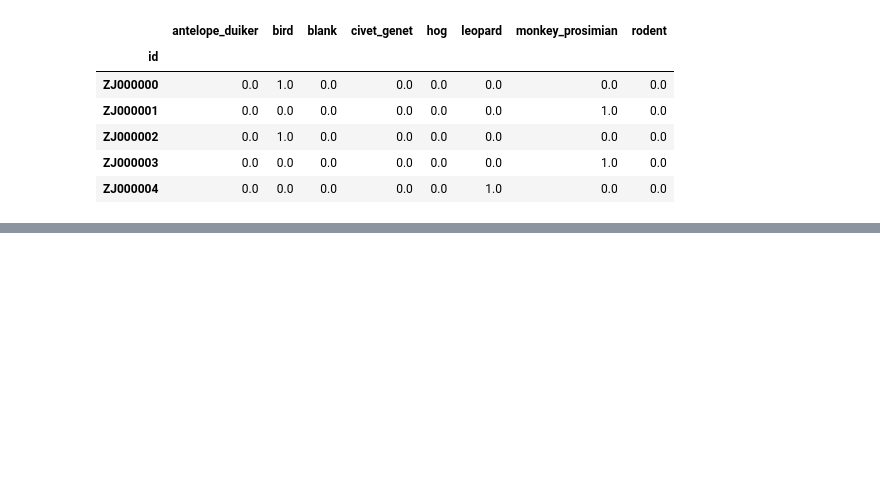
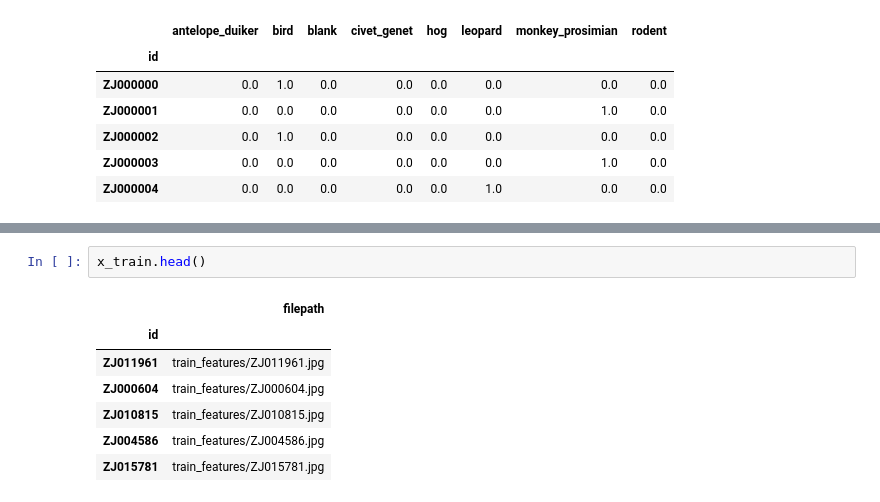
Before and after one commit to aprirachmadi/conser-vision, a Jupyter notebook: notebooks/test-data.ipynb, the cells around one changed output, grey strips where cells are left out. Drawn from its saved outputs; the diff is of its cells as text; blank space fills up the shorter version.

```diff
--- a/notebooks/test-data.ipynb
+++ b/notebooks/test-data.ipynb
@@ -41,0 +182,10 @@ train_labels.head()
+# %%
+x_train.head()
+# %% [output]
+|  | filepath |
+| id |  |
+| ZJ011961 | train_features/ZJ011961.jpg |
+| ZJ000604 | train_features/ZJ000604.jpg |
+| ZJ010815 | train_features/ZJ010815.jpg |
+| ZJ004586 | train_features/ZJ004586.jpg |
+| ZJ015781 | train_features/ZJ015781.jpg |
```
Also changed, not shown: parts of 28 cells of this notebook.
